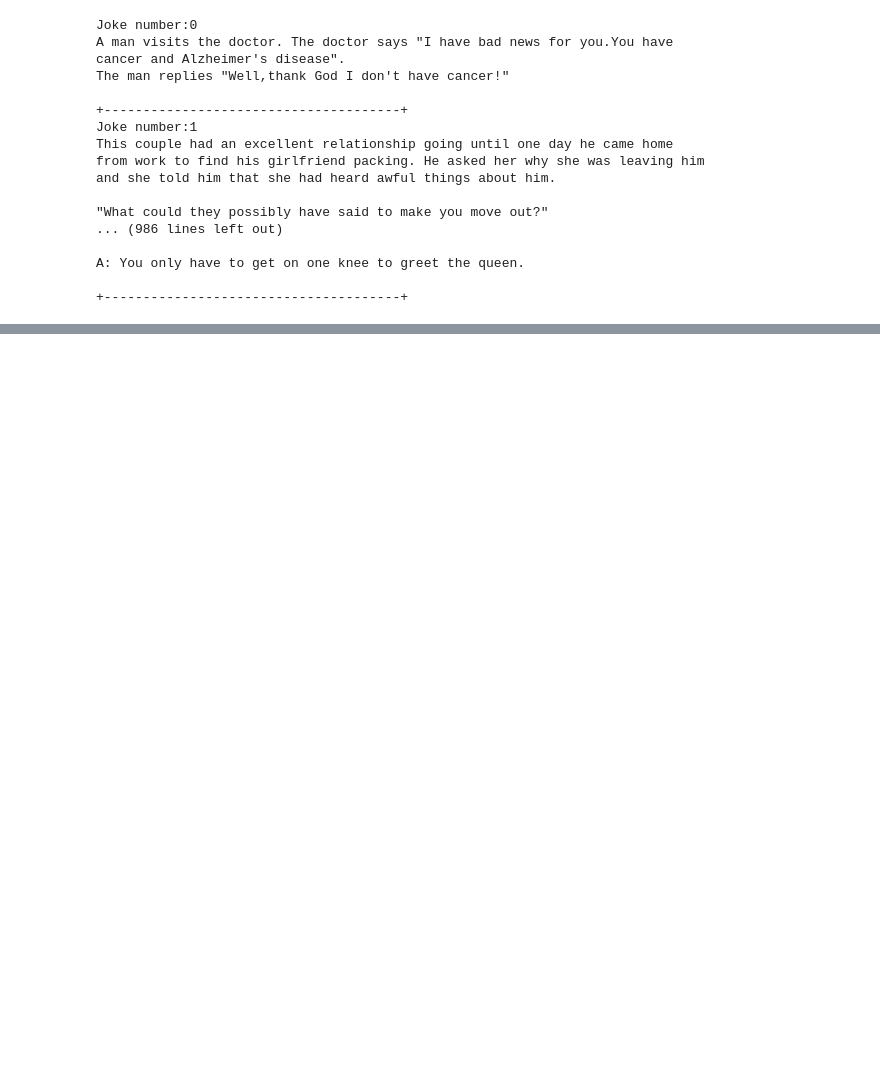
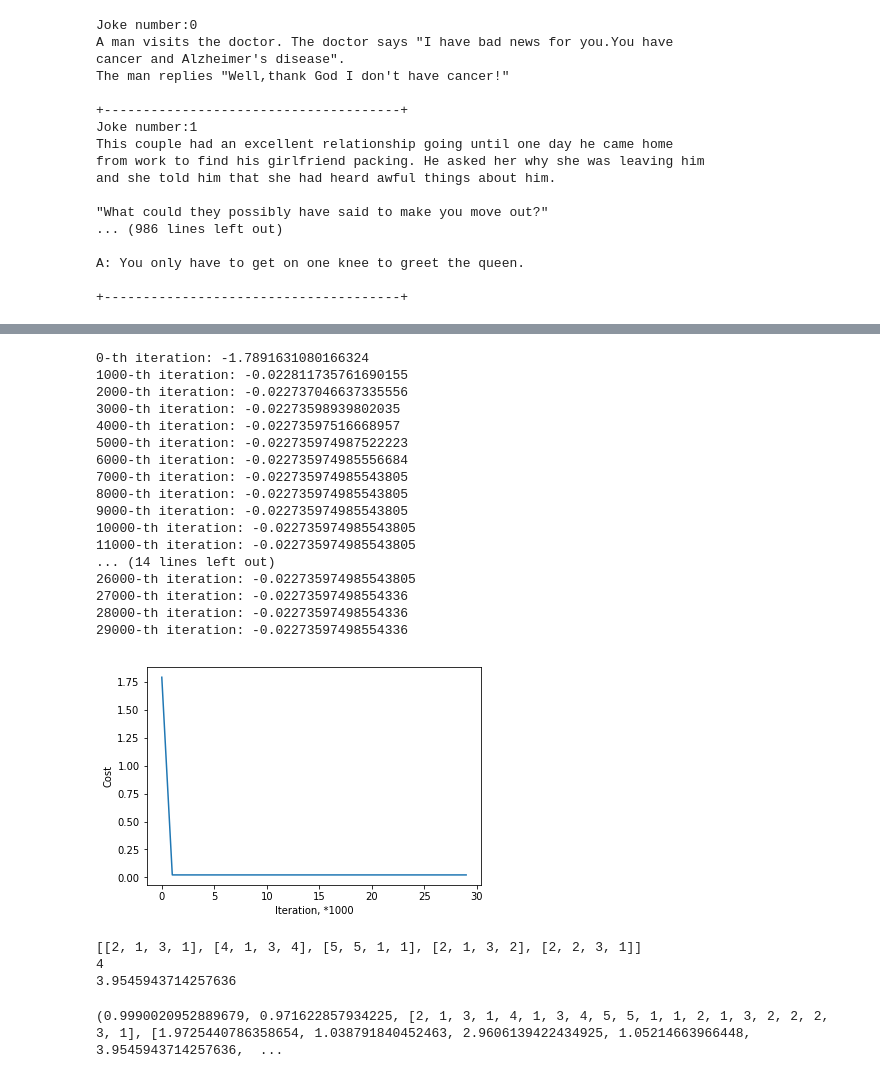
Before and after one commit to vusatchy/RecommendationSystem, a Jupyter notebook: JokeRecommandation.ipynb, the cells around one changed output, grey strips where cells are left out. Drawn from its saved outputs; the diff is of its cells as text; code cells hidden in the pictures; blank space fills up the shorter version.

```diff
--- a/JokeRecommandation.ipynb
+++ b/JokeRecommandation.ipynb
@@ -314,0 +492,34 @@ were before we met, but now it's my fault!"
+# %%
+cls = SVD(n_factors=3)
+cls.fit(table)
+# %% [output]
+0-th iteration: -1.7891631080166324
+1000-th iteration: -0.022811735761690155
+2000-th iteration: -0.022737046637335556
+3000-th iteration: -0.02273598939802035
+4000-th iteration: -0.02273597516668957
+5000-th iteration: -0.022735974987522223
+6000-th iteration: -0.022735974985556684
+7000-th iteration: -0.022735974985543805
+8000-th iteration: -0.022735974985543805
+9000-th iteration: -0.022735974985543805
+10000-th iteration: -0.022735974985543805
+11000-th iteration: -0.022735974985543805
+... (14 lines left out)
+26000-th iteration: -0.022735974985543805
+27000-th iteration: -0.02273597498554336
+28000-th iteration: -0.02273597498554336
+29000-th iteration: -0.02273597498554336
+[figure, added]
+# %%
+print(table)
+print(table[1][0])
+print(cls.estimate(1,0))
+# %% [output]
+[[2, 1, 3, 1], [4, 1, 3, 4], [5, 5, 1, 1], [2, 1, 3, 2], [2, 2, 3, 1]]
+4
+3.9545943714257636
+# %%
+print(cls.accuracy())
+# %% [output]
+(0.9990020952889679, 0.971622857934225, [2, 1, 3, 1, 4, 1, 3, 4, 5, 5, 1, 1, 2, 1, 3, 2, 2, 2, 3, 1], [1.9725440786358654, 1.038791840452463, 2.9606139422434925, 1.05214663966448, 3.9545943714257636,  ...
```
Also changed, not shown: parts of 18 cells of this notebook.
